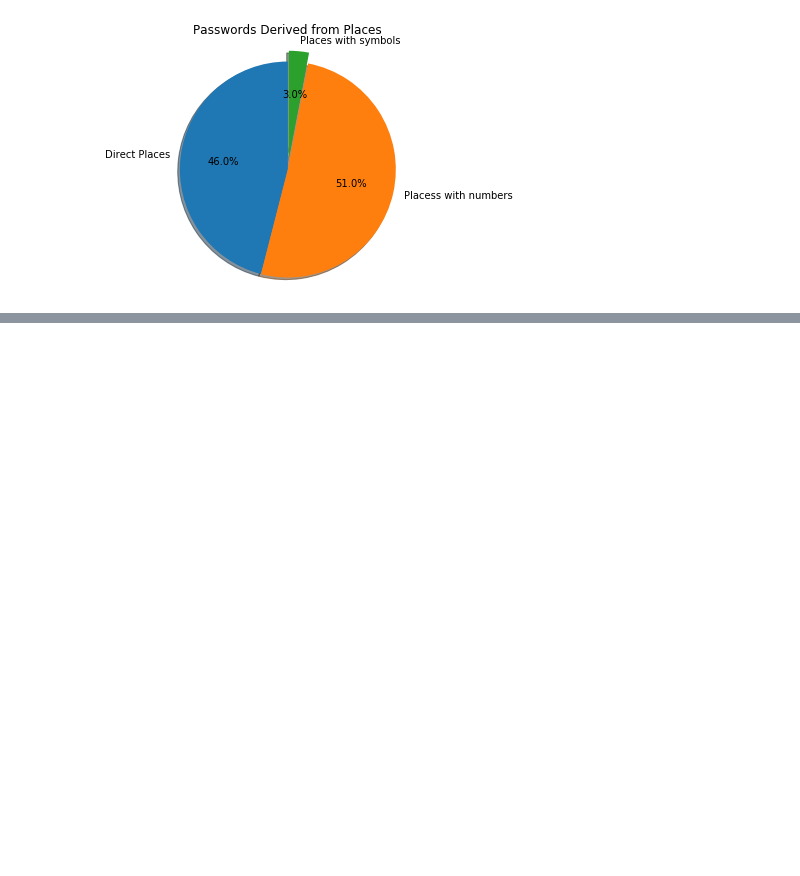
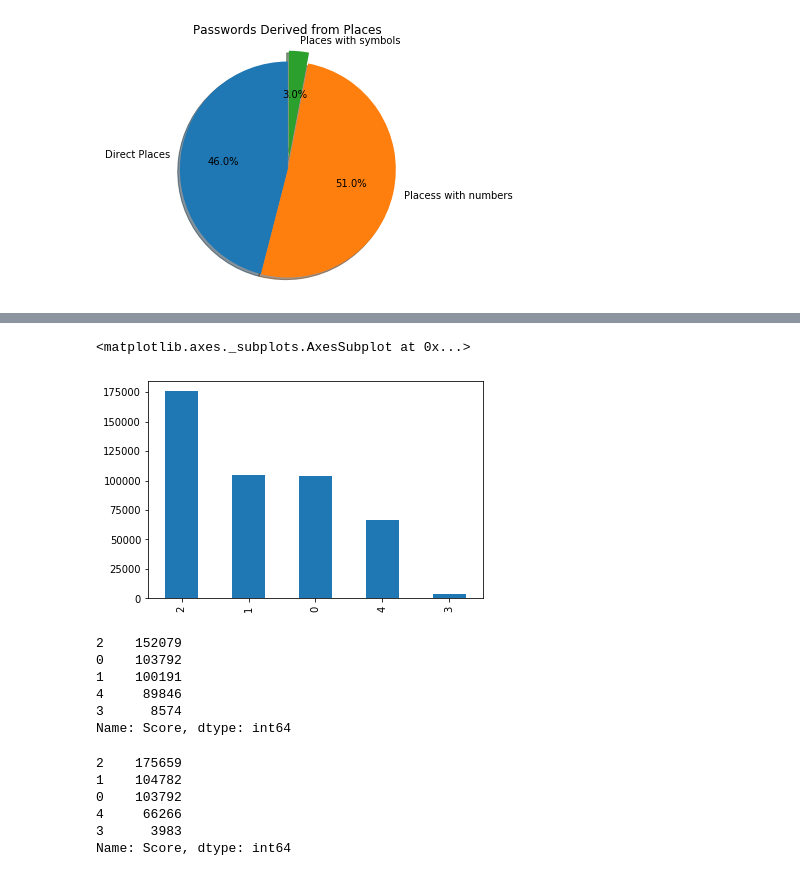
Before and after one commit to ydafalla/EECS731-Final-Project, a Jupyter notebook: data_analysis12.ipynb, the cells around one changed output, grey strips where cells are left out. Saved outputs shown, nothing was run; the diff lists cells and outputs as text; code cells hidden in the pictures; blank space fills up the shorter version.

```diff
--- a/data_analysis12.ipynb
+++ b/data_analysis12.ipynb
@@ -511,0 +549,2 @@ plt.show()
+# %%
+passwords_with_scores['RatingA']=passwords_with_scores.apply(f,axis=1)
@@ -511,0 +560,23 @@ plt.show()
+# %%
+def f1(row):
+    if(len(row[0])<=6 or row[0].isnumeric()):
+        return 0;
+    else:
+        val=0
+        if(row[0] in passwords_with_words[0].tolist()):
+            val+=1
+        if(row[0] in passwords_with_names[0].tolist()):
+            val+=1
+        if(row[0] in passwords_with_places[0].tolist()):
+            val+=1
+        if(row[0] in passwords_with_keys[0].tolist()):
+            val+=1
+        if(val==0):
+            return 2;
+        else:
+            if(val>=2):
+                return 1;
+            else:
+                return 0;
+# %%
+passwords_with_scores['RatingB']=passwords_with_scores.apply(f1,axis=1)
@@ -511,0 +592,5 @@ plt.show()
+# %%
+passwords_with_scores['IsNumeric']=passwords_with_scores[0].str.isnumeric()
+passwords_with_scores['IsAlpha']=passwords_with_scores[0].str.isalpha()
+passwords_with_scores['IsAlphaNum']=passwords_with_scores[0].str.isalnum()
+passwords_with_scores['Score']=passwords_with_scores['RatingA']+passwords_with_scores['RatingB']
@@ -511,0 +627,24 @@ plt.show()
+# %%
+passwords_scores=pd.value_counts(passwords_with_scores['Score'])
+passwords_scores.plot.bar()
+# %% [output]
+<matplotlib.axes._subplots.AxesSubplot at 0x...>
+[figure, added]
+# %%
+passwords_scores
+# %% [output]
+2    152079
+0    103792
+1    100191
+4     89846
+3      8574
+Name: Score, dtype: int64
+# %%
+passwords_scores
+# %% [output]
+2    175659
+1    104782
+0    103792
+4     66266
+3      3983
+Name: Score, dtype: int64
```
Also changed, not shown: parts of 11 cells of this notebook.
